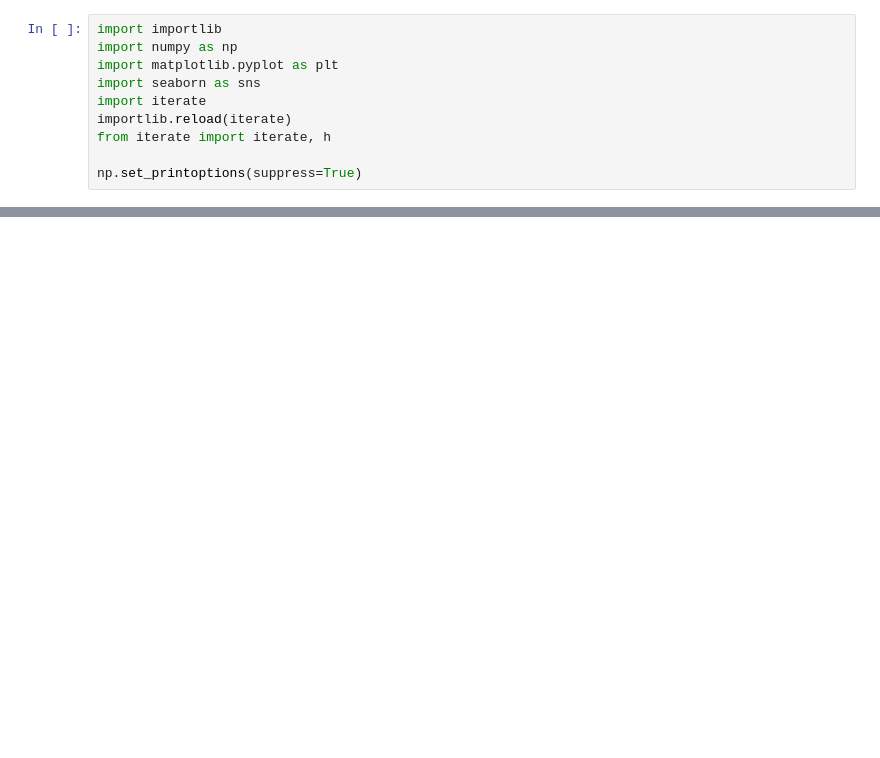
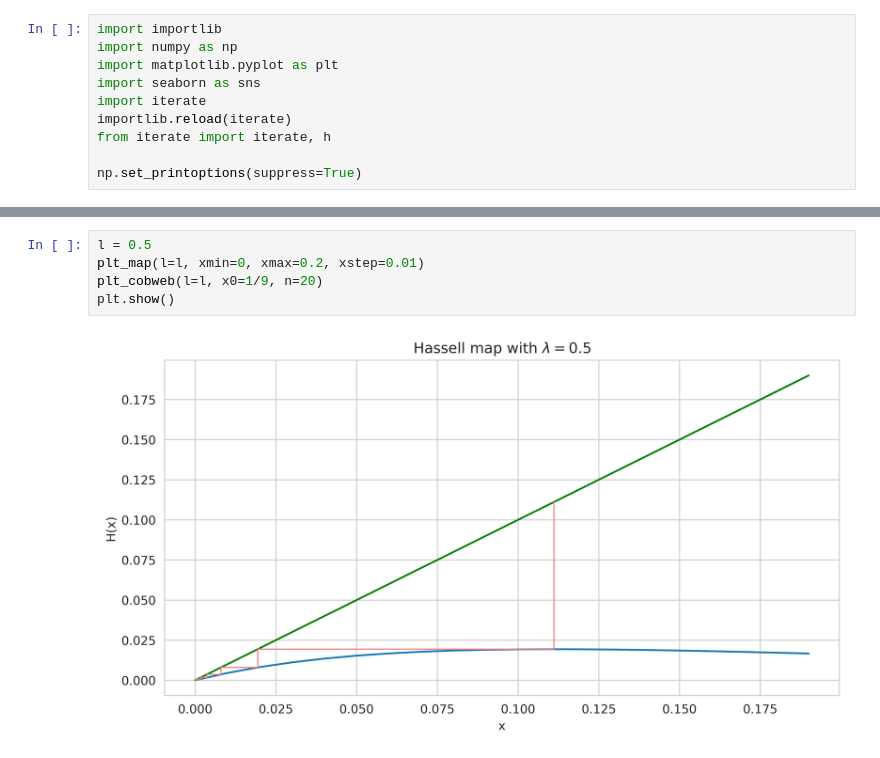
Before and after one commit to BruhSoundEffectNumber2/c455-project, a Jupyter notebook: orbits.ipynb, the cells around one changed output, grey strips where cells are left out. Saved outputs shown, nothing was run; the diff lists cells and outputs as text; blank space fills up the shorter version.

```diff
--- a/orbits.ipynb
+++ b/orbits.ipynb
@@ -40,0 +38,7 @@ plt.show()
+# %%
+l = 0.5
+plt_map(l=l, xmin=0, xmax=0.2, xstep=0.01)
+plt_cobweb(l=l, x0=1/9, n=20)
+plt.show()
+# %% [output]
+[figure, added]
```
Also changed, not shown: parts of 7 cells of this notebook, 5 other files.
